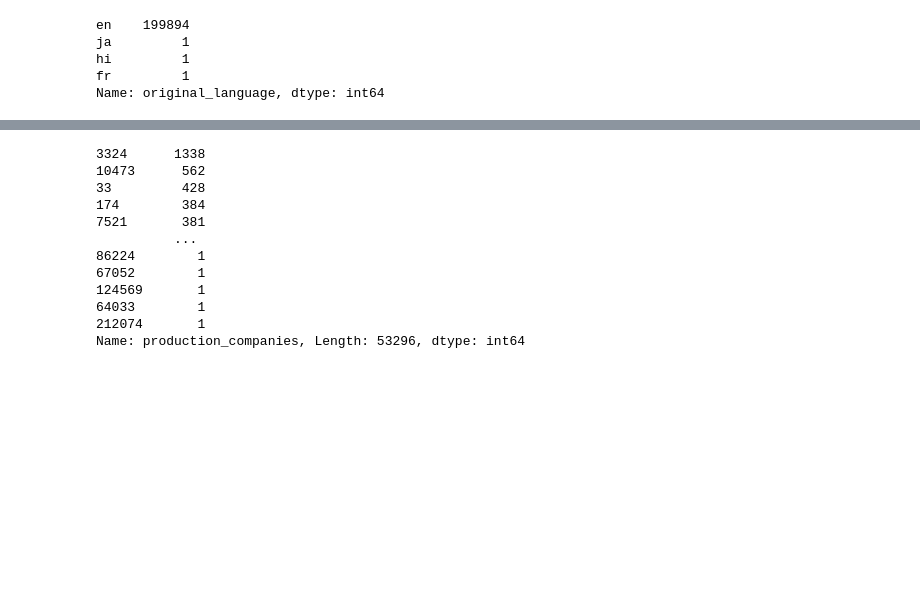
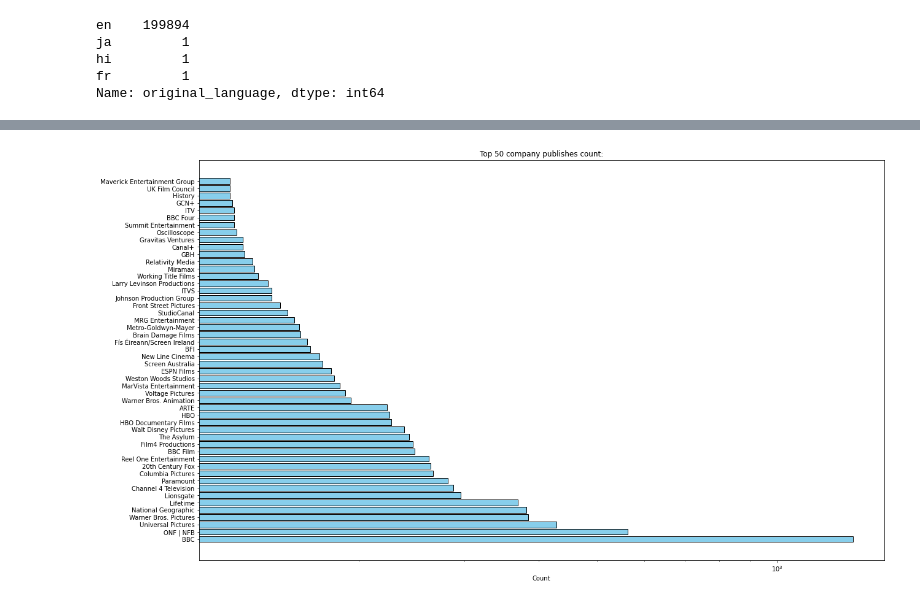
Before and after one commit to Simo067m/ComSocSci-Assignments, a Jupyter notebook: project/data_analysis.ipynb, the cells around one changed output, grey strips where cells are left out. Drawn from its saved outputs; the diff is of its cells as text; code cells hidden in the pictures; blank space fills up the shorter version.

Commit message:
Data analysis

```diff
--- a/project/data_analysis.ipynb
+++ b/project/data_analysis.ipynb
@@ -63,8 +70,10 @@ crew_df    = pd.read_json(r"filtered_data\final_crew_data_with_movie_list.json",
 company_df = pd.read_json(r"filtered_data\production_companies.json", orient='records', lines=True)
 # %%
 # Return production company details by given company id
-
+get_company = company_df.set_index("id").to_dict(orient="index")
 # Production country as dict with Country Code as keys and Country name as values
-get_production_c = pd.read_json(r"filtered_data\production_countries.json", orient='records', lines=True).set_index("Country Code").to_dict(orient="dict")['Country Name']
-# Sponken language as dict with Language Code as keys and Englsih name as values:
-# get_production_c = pd.read_json(r"filtered_data\production_countries.json", orient='records', lines=True).set_index("Country Code").to_dict(orient="dict")['Country Name']
+get_country = pd.read_json(r"filtered_data\production_countries.json", orient='records', lines=True).set_index("Country Code").to_dict(orient="dict")['Country Name']
+# Sponken language as dict with Language Code as keys and English name as values:
+get_language = pd.read_json(r"filtered_data\spoken_languages.json", orient='records', lines=True).set_index("Language Code").to_dict(orient="dict")['English Name']
+# Movie genres
+get_genre = pd.read_json(r"filtered_data\movie_genres.json", orient="records", lines=True).set_index("genre_id").to_dict(orient="dict")['genre_name']
@@ -158,15 +186,6 @@ show_hist(movies_df["popularity"], title="Popularity hist", bins=100, logy=True)
-# %%
-movies_df["production_companies"].explode().value_counts()
-# %% [output]
-3324      1338
-10473      562
-33         428
-174        384
-7521       381
-          ...
-86224        1
-67052        1
-124569       1
-64033        1
-212074       1
-Name: production_companies, Length: 53296, dtype: int64
+# %%
+# production_companies
+mapping_func = lambda id: get_company[id]["name"] if id in get_company else None
+show_list_count(movies_df["production_companies"], apply_mapping=mapping_func, measure_str=" company publishes count", top_count=50, use_barplot=True, logy=True)
+# %% [output]
+[figure, added]
```
Also changed, not shown: parts of 28 cells of this notebook.
